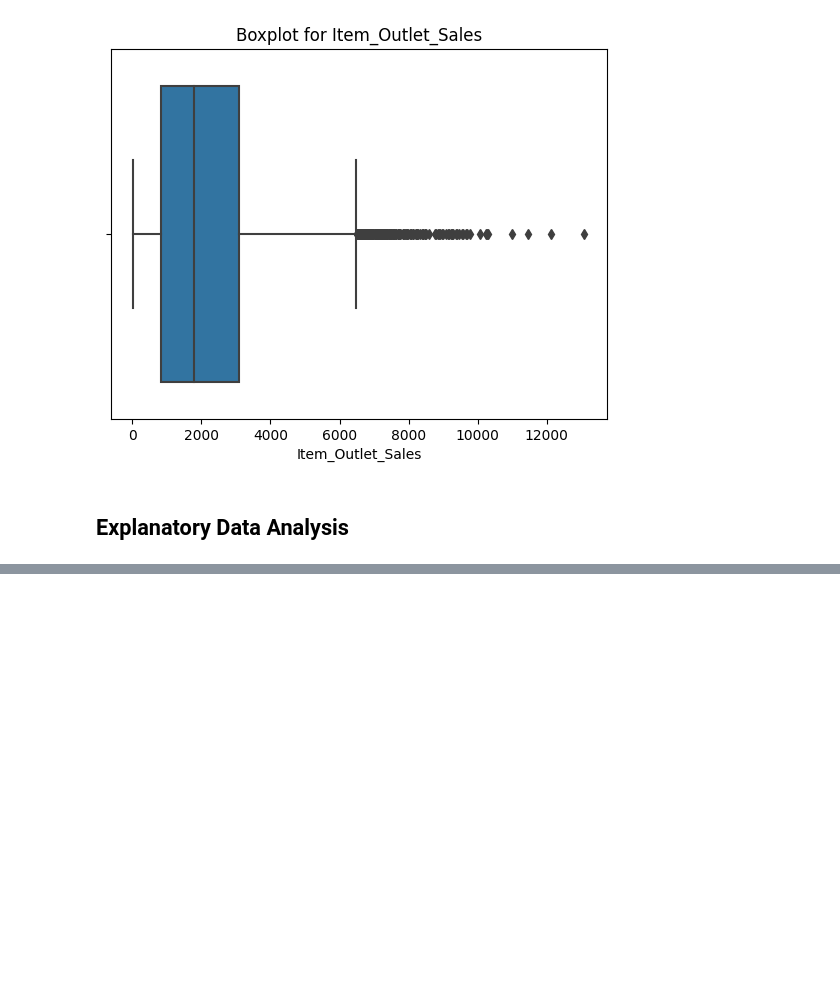
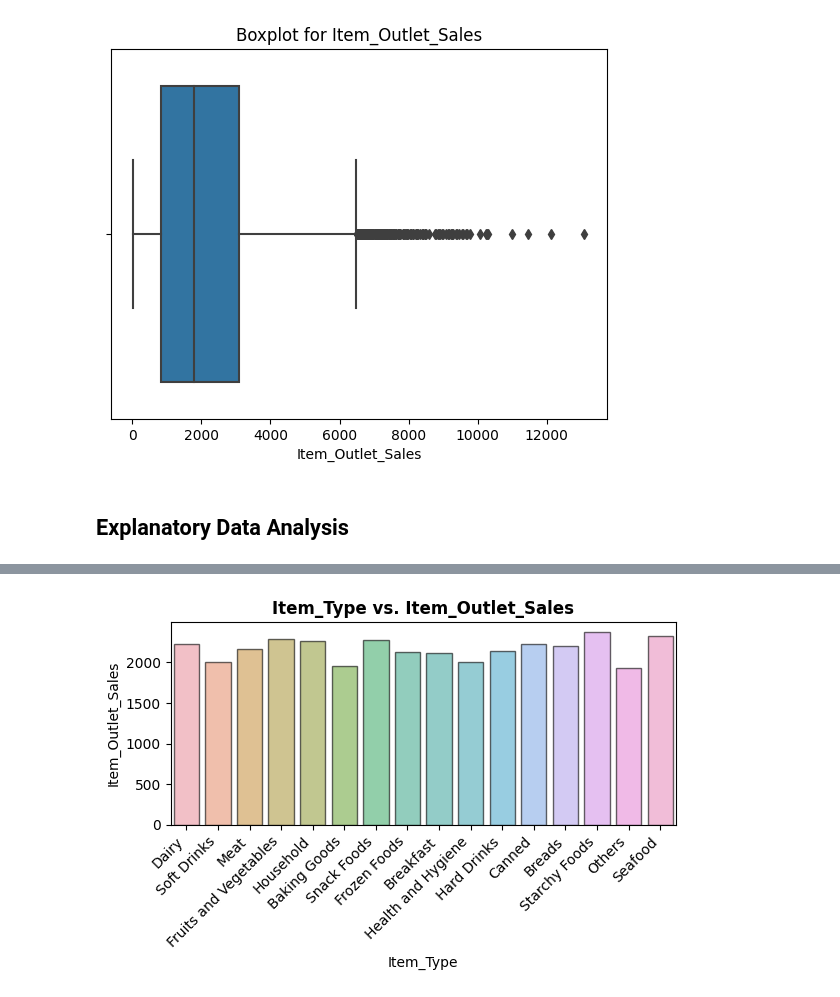
Before and after one commit to JaimeRoss/Prediction-of-Product-Sales, a Jupyter notebook: prediction_of_product_sales.ipynb, the cells around one changed output, grey strips where cells are left out. Cells and saved outputs as stored; diff of their text form; code cells hidden in the pictures; blank space fills up the shorter version.

```diff
--- a/prediction_of_product_sales.ipynb
+++ b/prediction_of_product_sales.ipynb
@@ -519,0 +741,5 @@ ax.set_title("Boxplot for Item_Outlet_Sales");
+# %%
+# Multivariate visualization
+plot_categorical_vs_target(df,"Item_Type");
+# %% [output]
+[figure, added]
```
Also changed, not shown: parts of 36 cells of this notebook.
